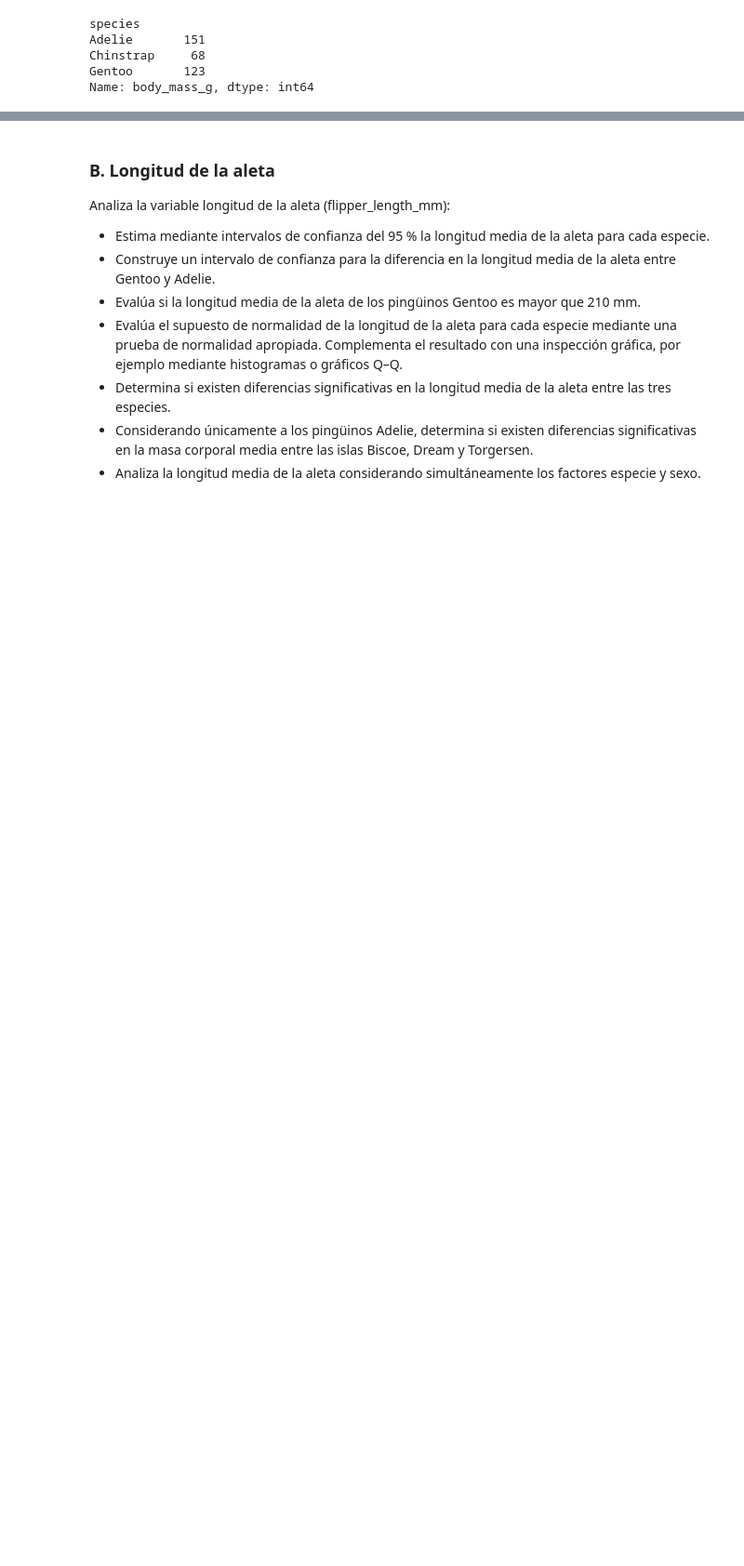
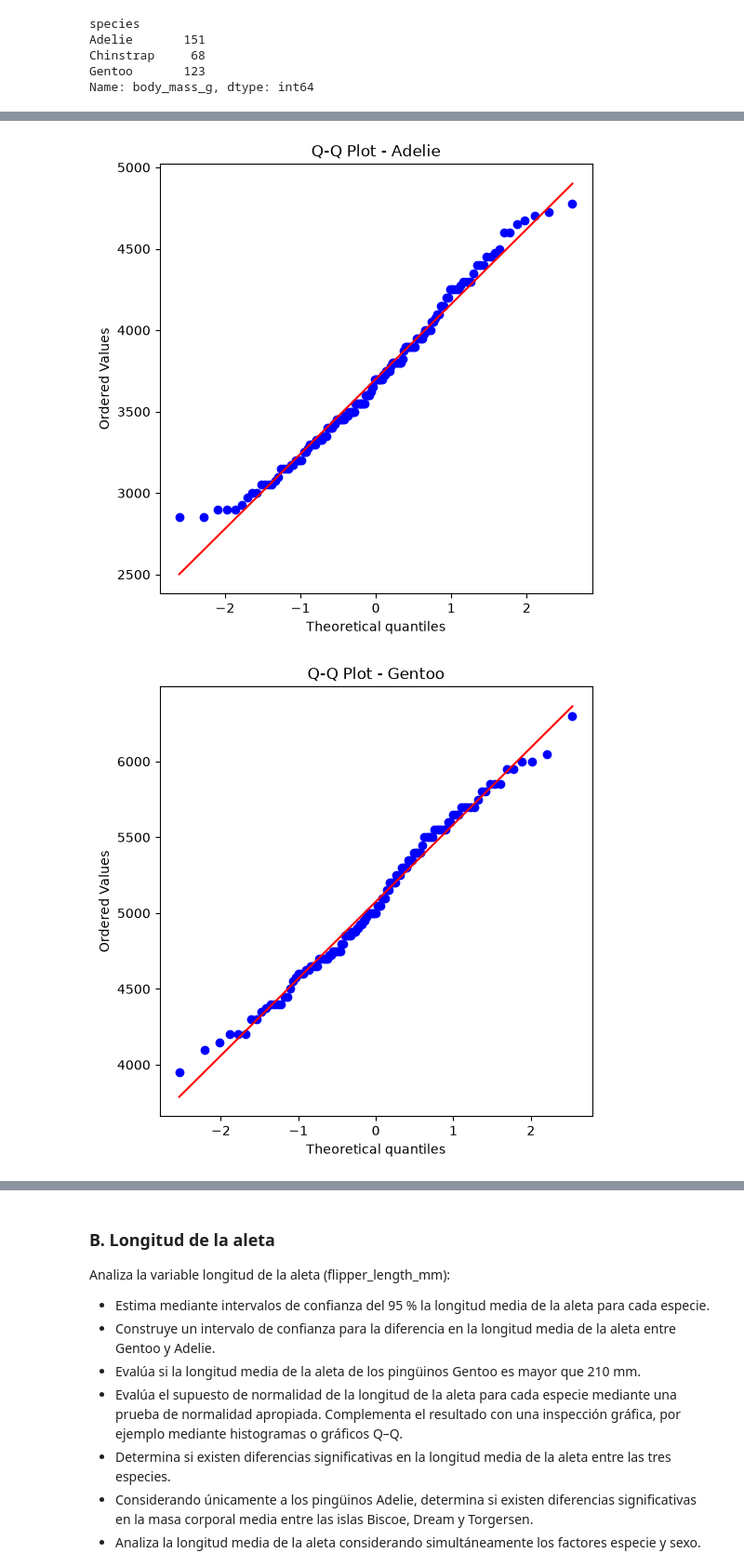
Before and after one commit to Edgarong17/Tareas_Omar, a Jupyter notebook: analisis_inferencial/Actividad.ipynb, the cells around one changed output, grey strips where cells are left out. Shown at 93% size. Saved outputs shown, nothing was run; the diff lists cells and outputs as text; code cells hidden in the pictures; blank space fills up the shorter version.

```diff
--- a/analisis_inferencial/Actividad.ipynb
+++ b/analisis_inferencial/Actividad.ipynb
@@ -211,0 +254,24 @@ Degrees of freedom = 323.8958810286484
+# %%
+## Gráfico de Q-Q para cada especie
+
+for species in species_list:
+
+    x = penguins.loc[
+        penguins["species"] == species,
+        "body_mass_g"
+    ].dropna()
+
+    plt.figure(figsize=(6, 6))
+
+    stats.probplot(
+        x,
+        dist="norm",
+        plot=plt
+    )
+
+    plt.title(f"Q-Q Plot - {species}")
+
+    plt.show()
+# %% [output]
+[figure, added]
+[figure, added]
```
Also changed, not shown: parts of 11 cells of this notebook.
